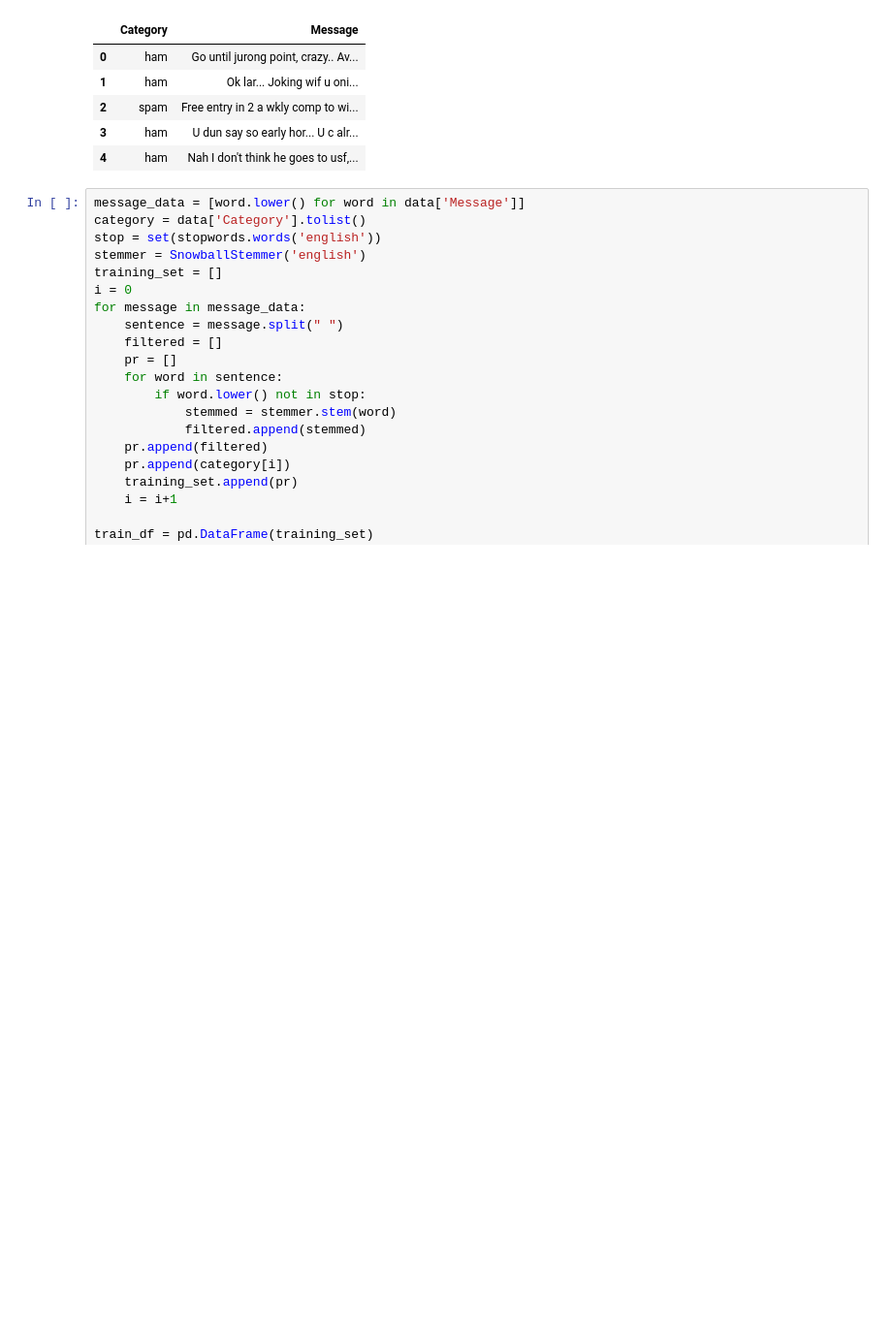
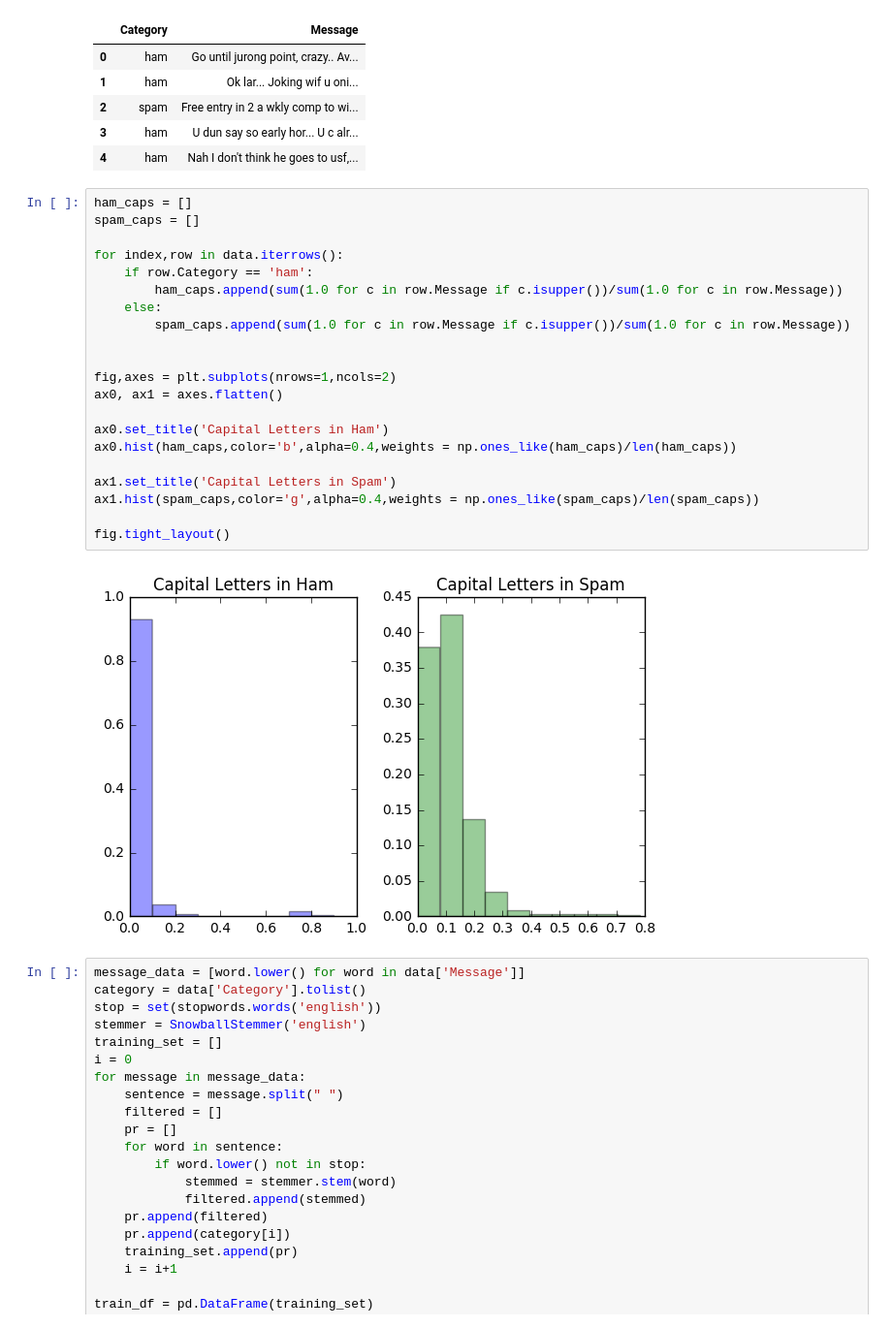
Before and after one commit to grcnguyen/csci183-proj, a Jupyter notebook: Logistic Regression using SKLearn.ipynb, the cells around one changed output. Shown: that part at 97% size. Saved outputs shown, nothing was run; the diff lists cells and outputs as text; blank space fills up the shorter version.

```diff
--- a/Logistic Regression using SKLearn.ipynb
+++ b/Logistic Regression using SKLearn.ipynb
@@ -30,6 +30,29 @@ data.head()
 | 2 | spam | Free entry in 2 a wkly comp to wi... |
 | 3 | ham | U dun say so early hor... U c alr... |
 | 4 | ham | Nah I don't think he goes to usf,... |
+# %%
+ham_caps = []
+spam_caps = []
+
+for index,row in data.iterrows():
+    if row.Category == 'ham':
+        ham_caps.append(sum(1.0 for c in row.Message if c.isupper())/sum(1.0 for c in row.Message))
+    else:
+        spam_caps.append(sum(1.0 for c in row.Message if c.isupper())/sum(1.0 for c in row.Message))
+
+
+fig,axes = plt.subplots(nrows=1,ncols=2)
+ax0, ax1 = axes.flatten()
+
+ax0.set_title('Capital Letters in Ham')
+ax0.hist(ham_caps,color='b',alpha=0.4,weights = np.ones_like(ham_caps)/len(ham_caps))
+
+ax1.set_title('Capital Letters in Spam')
+ax1.hist(spam_caps,color='g',alpha=0.4,weights = np.ones_like(spam_caps)/len(spam_caps))
+
+fig.tight_layout()
+# %% [output]
+[figure, added]
 # %%
 message_data = [word.lower() for word in data['Message']]
 category = data['Category'].tolist()
```
Also changed, not shown: parts of 12 cells of this notebook.
